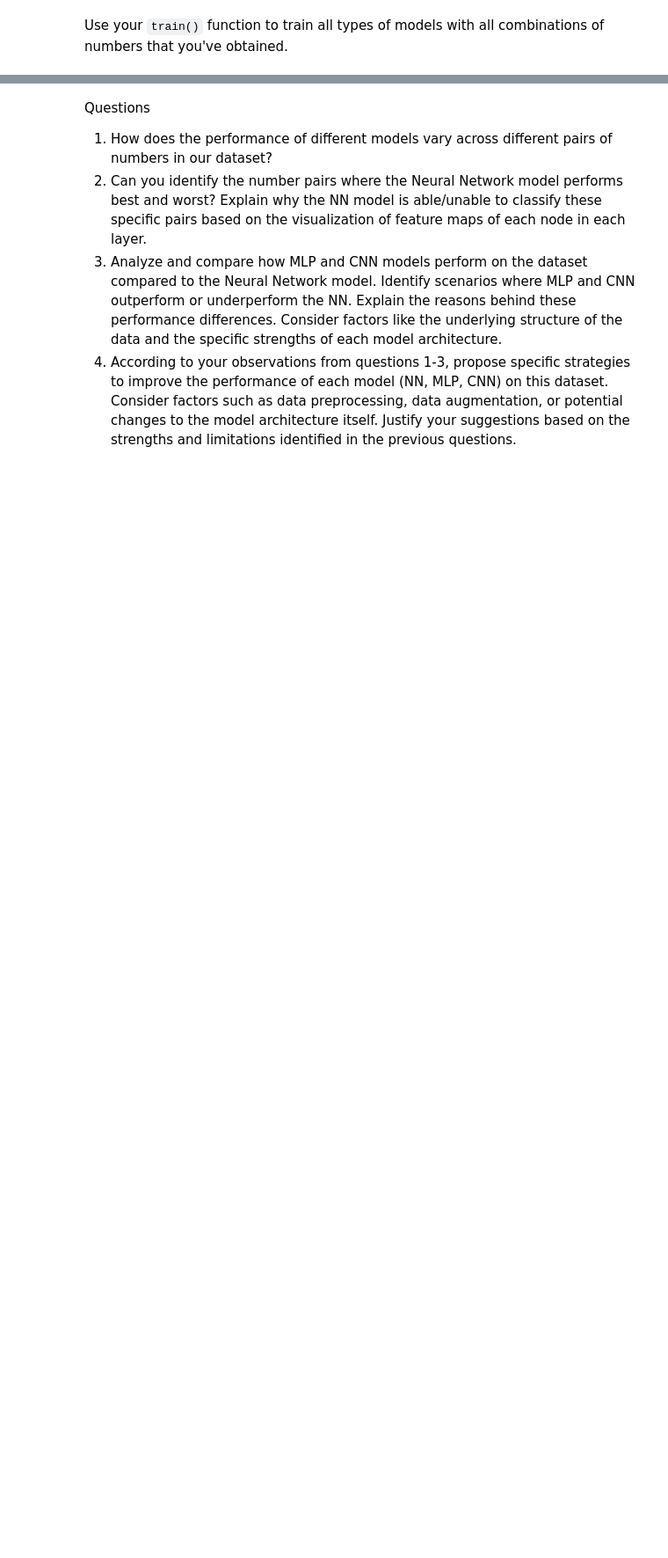
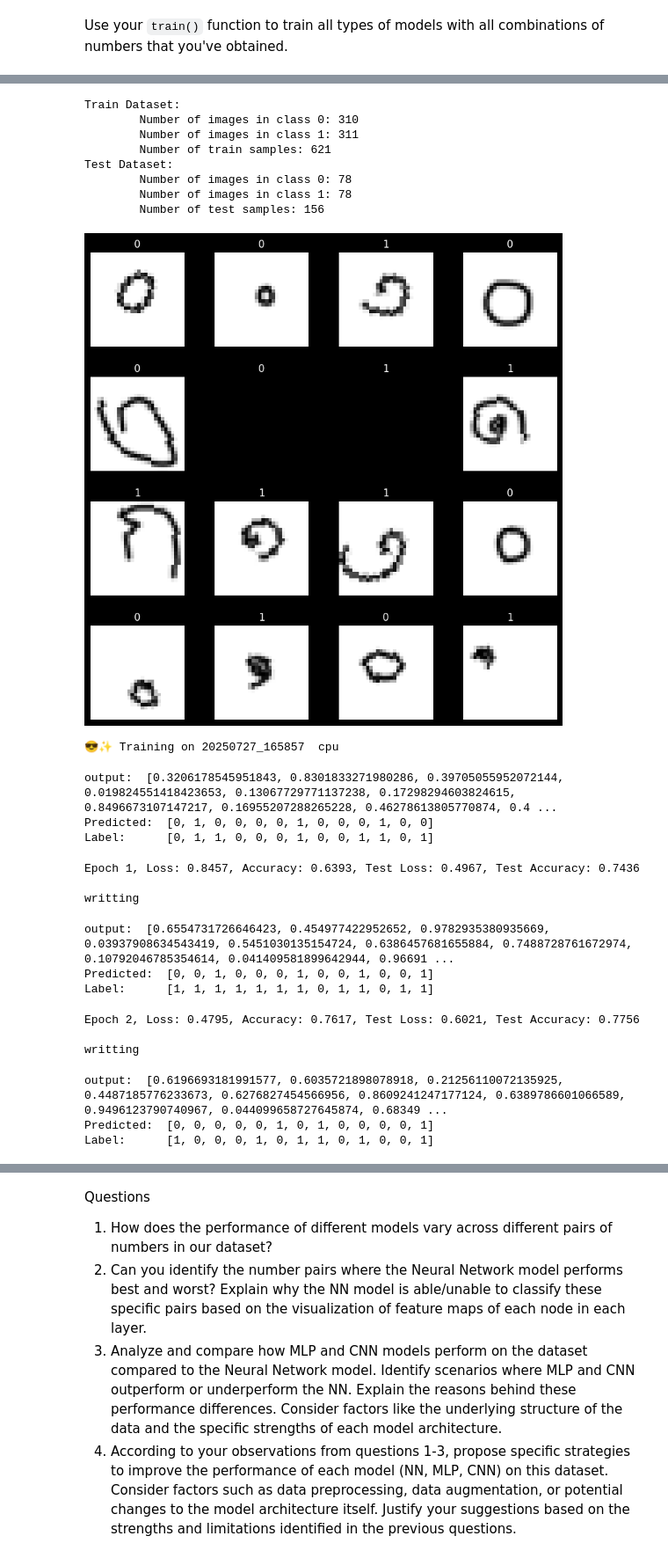
Before and after one commit to JuniorMJMJ/Image-Processing-Course-2025, a Jupyter notebook: Lab4_NN-and-CNN/Lab4_2_NN-and-CNN.ipynb, the cells around one changed output, grey strips where cells are left out. Shown at 88% size. Drawn from its saved outputs; the diff is of its cells as text; code cells hidden in the pictures; blank space fills up the shorter version.

```diff
--- a/Lab4_NN-and-CNN/Lab4_2_NN-and-CNN.ipynb
+++ b/Lab4_NN-and-CNN/Lab4_2_NN-and-CNN.ipynb
@@ -477,0 +631,50 @@ Use your `train()` function to train all types of models with all combinations o
+# %%
+writer = SummaryWriter(log_dir='runs/nn')
+
+nn_model = NN()
+loss_fn = nn.BCELoss()
+optimizer = torch.optim.Adam(nn_model.parameters(), lr=0.01)
+
+class_names = [f'{x}' for x in range(2)]
+train_loader, test_loader = load_data('thai-handwriting-number.appspot.com',class_names)
+
+device = 'cpu'
+
+nn_history = train(
+    class_names,
+    nn_model,
+    optimizer,
+    loss_fn,
+    train_loader,
+    test_loader,
+    epochs=30,
+    writer=writer,
+    checkpoint_path="checkpoints/nn_model",
+    device=device,
+)
+# %% [output]
+Train Dataset:
+        Number of images in class 0: 310
+        Number of images in class 1: 311
+        Number of train samples: 621
+Test Dataset:
+        Number of images in class 0: 78
+        Number of images in class 1: 78
+        Number of test samples: 156
+[figure, added]
+😎✨ Training on 20250727_165857  cpu
+output:  [0.3206178545951843, 0.8301833271980286, 0.39705055952072144, 0.019824551418423653, 0.13067729771137238, 0.17298294603824615, 0.8496673107147217, 0.16955207288265228, 0.46278613805770874, 0.4 ...
+Predicted:  [0, 1, 0, 0, 0, 0, 1, 0, 0, 0, 1, 0, 0]
+Label:      [0, 1, 1, 0, 0, 0, 1, 0, 0, 1, 1, 0, 1]
+Epoch 1, Loss: 0.8457, Accuracy: 0.6393, Test Loss: 0.4967, Test Accuracy: 0.7436
+
+writting
+output:  [0.6554731726646423, 0.454977422952652, 0.9782935380935669, 0.03937908634543419, 0.5451030135154724, 0.6386457681655884, 0.7488728761672974, 0.10792046785354614, 0.041409581899642944, 0.96691 ...
+Predicted:  [0, 0, 1, 0, 0, 0, 1, 0, 0, 1, 0, 0, 1]
+Label:      [1, 1, 1, 1, 1, 1, 1, 0, 1, 1, 0, 1, 1]
+Epoch 2, Loss: 0.4795, Accuracy: 0.7617, Test Loss: 0.6021, Test Accuracy: 0.7756
+
+writting
+output:  [0.6196693181991577, 0.6035721898078918, 0.21256110072135925, 0.4487185776233673, 0.6276827454566956, 0.8609241247177124, 0.6389786601066589, 0.9496123790740967, 0.044099658727645874, 0.68349 ...
+Predicted:  [0, 0, 0, 0, 0, 1, 0, 1, 0, 0, 0, 0, 1]
+Label:      [1, 0, 0, 0, 1, 0, 1, 1, 0, 1, 0, 0, 1]
```
Also changed, not shown: parts of 12 cells of this notebook, 3 other files.
